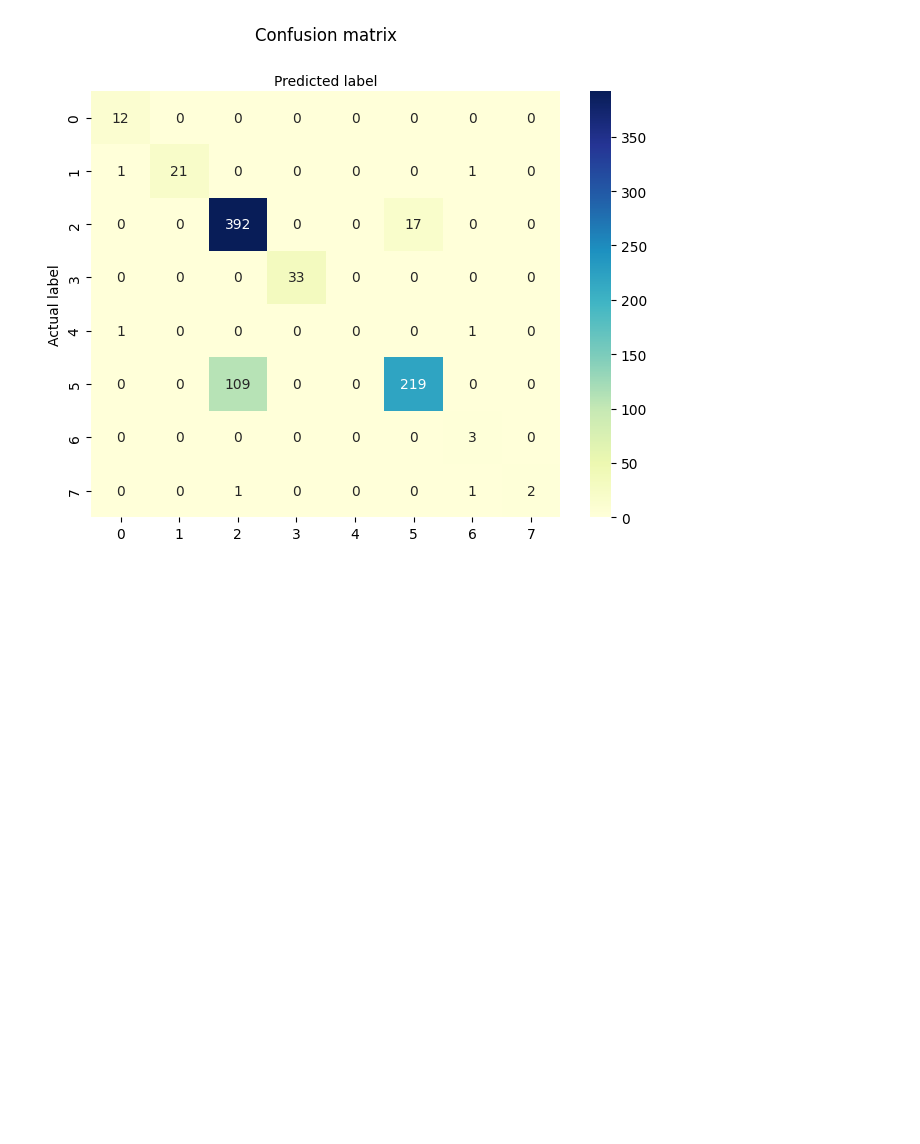
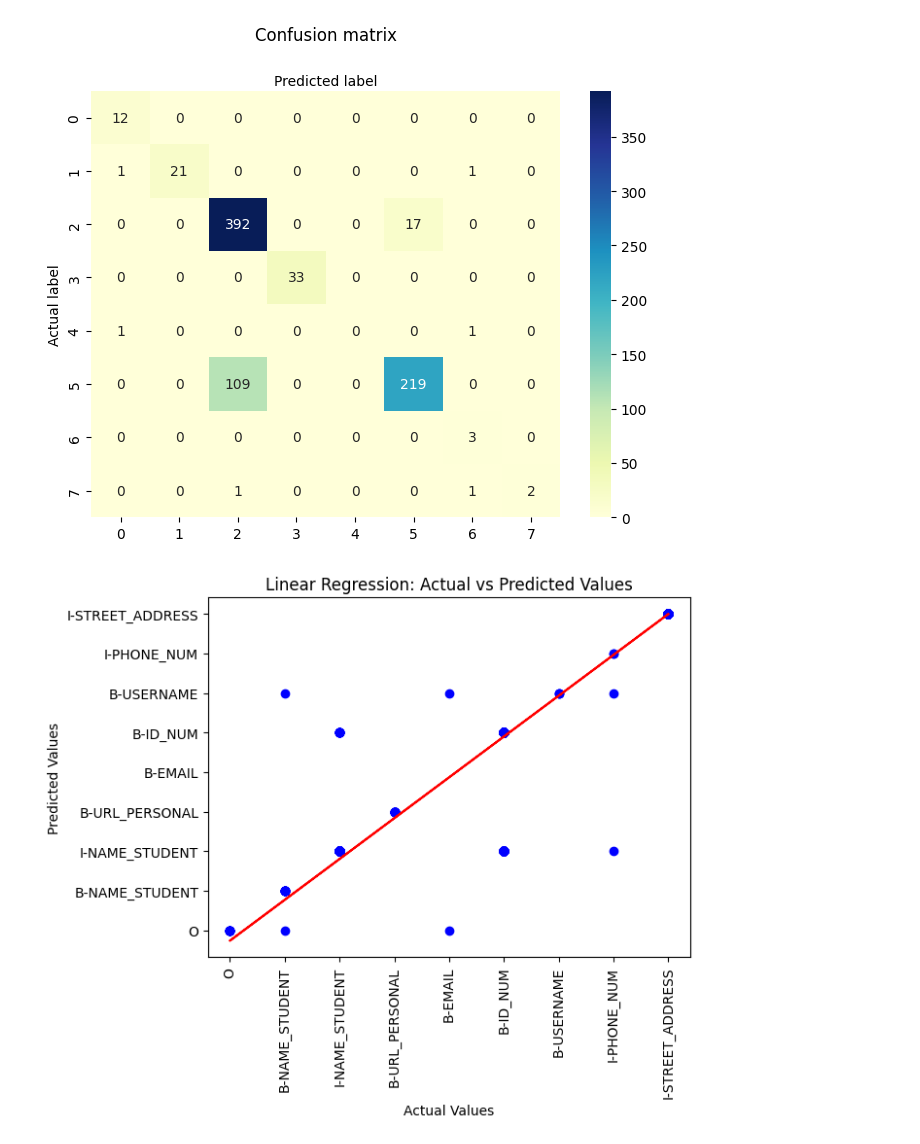
Before and after one commit to vik01/PII-data-detection, a Jupyter notebook: Model 5 - XGBoost/XGBoostModel.ipynb, the cells around one changed output. Drawn from its saved outputs; the diff is of its cells as text; code cells hidden in the pictures; blank space fills up the shorter version.

Commit message:
working on finalizing visualization for model

```diff
--- a/Model 5 - XGBoost/XGBoostModel.ipynb
+++ b/Model 5 - XGBoost/XGBoostModel.ipynb
@@ -389,3 +389,27 @@ plt.xlabel('Predicted label')
 # %% [output]
 Text(0.5, 427.9555555555555, 'Predicted label')
 [figure]
+# %%
+import matplotlib.pyplot as plt
+
+# Plot outputs
+# fig = plt.figure(figsize=(12, 6))
+plt.scatter(y_test, y_predictions, color="blue")
+
+# make the line of best fit
+coefficients = np.polyfit(y_test, y_predictions, 1)
+m, c = coefficients
+fit = (m * y_test) + c
+plt.plot(y_test, fit, color="red")
+
+
+# Label the graph
+plt.xlabel("Actual Values")
+plt.ylabel("Predicted Values")
+plt.yticks(np.arange(len(remaining_PII)), labels=remaining_PII, rotation='horizontal')
+plt.xticks(np.arange(len(remaining_PII)), labels=remaining_PII, rotation='vertical')
+plt.title("Linear Regression: Actual vs Predicted Values")
+
+plt.show()
+# %% [output]
+[figure, added]
```
